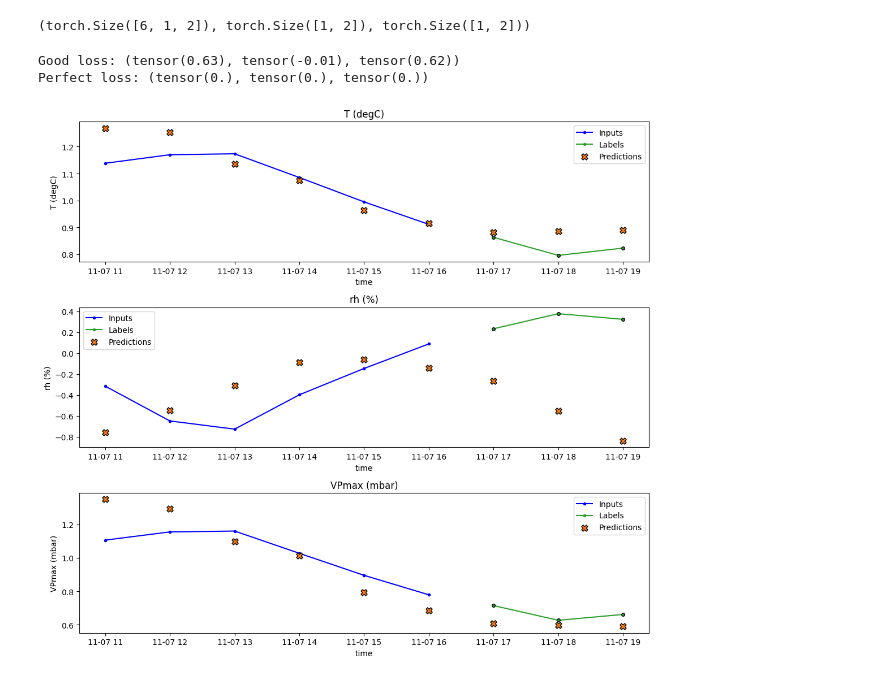
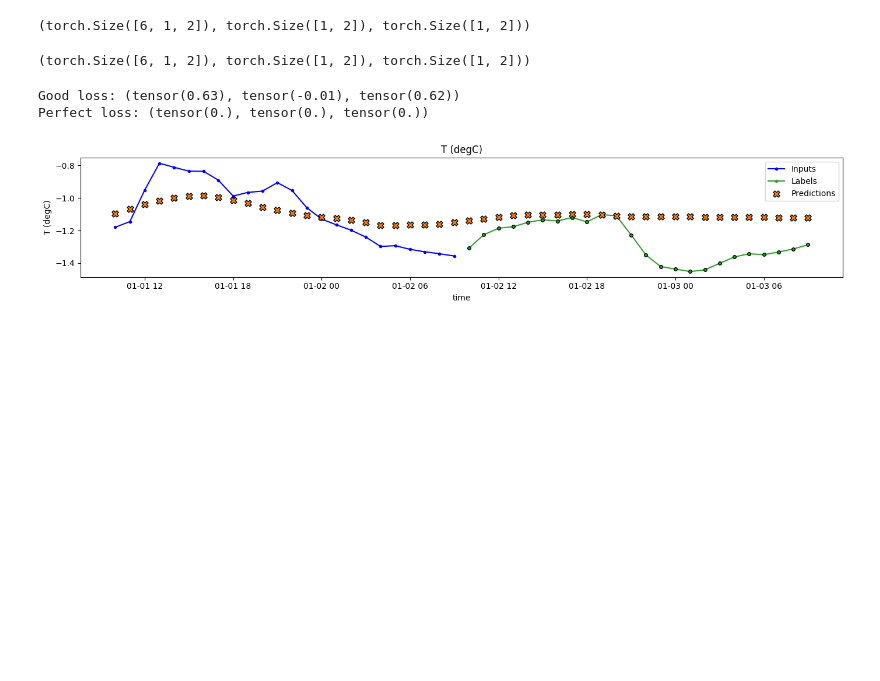
Before and after one commit to Robotmurlock/NeuralODE, a Jupyter notebook: Nodebook.ipynb, the cells around one changed output. Cells and saved outputs as stored; diff of their text form; code cells hidden in the pictures; blank space fills up the shorter version.

```diff
--- a/Nodebook.ipynb
+++ b/Nodebook.ipynb
@@ -1296,11 +1296,14 @@ Train shape: (60000, 14) Val shape: (10129, 14)
 | 2009-01-01 03:00:00 | 0.980148 | -2.164698 | -2.225314 | -2.179505 | 0.991458 | -1.353309 | -1.583481 | -0.780705 | ... |
 | 2009-01-01 04:00:00 | 1.017740 | -2.221158 | -2.283614 | -2.248298 | 0.991458 | -1.368809 | -1.607224 | -0.780705 | ... |
 # %%
+SELECTED_COLUMNS = ['T (degC)']
+N_FEATURES = len(SELECTED_COLUMNS)
+
 class WeatherDataset(Dataset):
     """
     PyTorch dataset wrapper for Weather dataframe
     """
-    def __init__(self, data: pd.DataFrame, history_steps: int, prediction_steps: int):
+    def __init__(self, data: pd.DataFrame, history_steps: int, prediction_steps: int, columns: Optional[List[str]] = None):
         """
         Args:
             data: DataFrame
@@ -1309,8 +1312,10 @@ class WeatherDataset(Dataset):
         """
         super(WeatherDataset, self).__init__()
         assert data.shape[1] == 14
+        if columns is None:
+            columns = list(df.columns)
 
-        self._data = data.values
+        self._data = data[columns].values
         self._t_orig = pd.to_datetime(data.index.values)
         self._t = data.index.values.astype(np.int64) // 10 ** 9 # transforming time points to raw timestamps
         self._t = self._t / 3600 # normalizing timestamps (distance between measurements is now 1.0 instead of 3600.0)
@@ -1377,7 +1382,7 @@ class WeatherDataset(Dataset):
         return t_obs, t_unobs, t_all
 
 
-test_dataset = WeatherDataset(df_train, history_steps=4, prediction_steps=2)
+test_dataset = WeatherDataset(df_train, history_steps=4, prediction_steps=2, columns=SELECTED_COLUMNS)
 x_obs, t_obs, x_all, t_all = test_dataset[0]
 print('GetItem:', x_obs.shape, t_obs.shape, x_all.shape, t_all.shape)
 
@@ -1521,6 +1570,29 @@ x_hat, z0_mean, z0_log_var = vae(x, t_observable, t_all)
 x_hat.shape, z0_mean.shape, z0_log_var.shape
 # %% [output]
 (torch.Size([6, 1, 2]), torch.Size([1, 2]), torch.Size([1, 2]))
+# %%
+class ODEVAE2(nn.Module):
+    def __init__(self, observable_dim: int, hidden_dim: int, latent_dim: int):
+        super(ODEVAE2, self).__init__()
+
+        self._encoder = MLPEncoder(24, observable_dim, hidden_dim, latent_dim)
+        self._decoder = NODEDecoder(latent_dim, hidden_dim, observable_dim)
+
+    def forward(self, x: torch.Tensor, t_obs: torch.Tensor, t_all: Optional[torch.Tensor] = None, generate: bool = False) -> Tuple[torch.Tensor, torch.Tensor, torch.Tensor]:
+        t_all = t_all if t_all is not None else t_obs
+        assert t_all.shape[0] >= t_obs.shape[0], f'All time points must contain at lease observable time points. Shapes (all, obs): {t_all.shape[0]}, {t_observable.shape[0]}'
+
+        z0_mean, z0_log_var = self._encoder(x, t_obs)
+        z0 = z0_mean if not generate else z0_mean + torch.randn_like(z0_mean) * torch.exp(0.5 * z0_log_var)
+        x_hat = self._decoder(z0, t_all)
+        return x_hat, z0_mean, z0_log_var
+
+vae = ODEVAE(2, 3, 2)
+x, t_observable, t_all = torch.randn(4, 1, 2), torch.randn(4, 1, 1), torch.randn(6, 1, 1)
+x_hat, z0_mean, z0_log_var = vae(x, t_observable, t_all)
+x_hat.shape, z0_mean.shape, z0_log_var.shape
+# %% [output]
+(torch.Size([6, 1, 2]), torch.Size([1, 2]), torch.Size([1, 2]))
 # %%
 class ELBO(nn.Module):
     def __init__(self, noise_std: float):
@@ -1592,14 +1664,14 @@ def train_model(
 
             # Train
             model.train()
-            for x_obs, t_obs, _, _ in tqdm(train_loader, desc='training', unit='batch'):
+            for x_obs, t_obs, x_all, t_all in tqdm(train_loader, desc='training', unit='batch'):
                 # x - history, t - time, y - future
-                x_obs, t_obs = x_obs.to(device), t_obs.to(device)
+                x_obs, t_obs, x_all, t_all = x_obs.to(device), t_obs.to(device), x_all.to(device), t_all.to(device)
                 batch_size = x.shape[0]
 
                 optimizer.zero_grad()
-                x_hat, z0_mean, z0_log_var = model(x_obs, t_obs)
-                loss, kl_div_loss, likelihood_loss = loss_func(x_hat, x_obs, z0_mean, z0_log_var)  # TODO, save all losses
+                x_hat, z0_mean, z0_log_var = model(x_obs, t_obs, t_all)
+                loss, kl_div_loss, likelihood_loss = loss_func(x_hat, x_all, z0_mean, z0_log_var)  # TODO, save all losses
                 loss.backward()
                 optimizer.step()
 
@@ -1611,7 +1683,7 @@ def train_model(
             model.eval()
             with torch.no_grad():
                 for x_obs, t_obs, x_all, t_all in tqdm(val_loader, desc='validation', unit='batch'):
-                    x_obs, t_obs, x_all, t_all = x_obs.to(device), t_obs.to(device), x_all.to(device), t_all.to(device),
+                    x_obs, t_obs, x_all, t_all = x_obs.to(device), t_obs.to(device), x_all.to(device), t_all.to(device)
                     batch_size = x.shape[0]
 
                     x_hat, z0_mean, z0_log_var = model(x_obs, t_obs, t_all)
@@ -1633,23 +1705,23 @@ def train_model(
 
 BATCH_SIZE = 32
 NUM_WORKERS = 4
-H_STEP = 6  # hours
-P_STEP = 3  # hours
+H_STEP = 24  # hours
+P_STEP = 24  # hours
 
-train_dataset = WeatherDataset(df_train, history_steps=H_STEP, prediction_steps=P_STEP)
+train_dataset = WeatherDataset(df_train, history_steps=H_STEP, prediction_steps=P_STEP, columns=SELECTED_COLUMNS)
 train_data_loader = DataLoader(train_dataset, batch_size=BATCH_SIZE, num_workers=NUM_WORKERS, shuffle=True, collate_fn=ode_dataloader_collate_func)
-val_dataset = WeatherDataset(df_val, history_steps=H_STEP, prediction_steps=P_STEP)
+val_dataset = WeatherDataset(df_val, history_steps=H_STEP, prediction_steps=P_STEP, columns=SELECTED_COLUMNS)
 val_data_loader = DataLoader(val_dataset, batch_size=BATCH_SIZE, num_workers=NUM_WORKERS, shuffle=True, collate_fn=ode_dataloader_collate_func)
 
-ode_vae = ODEVAE(14, 32, 64).to(DEVICE)
-train_model(ode_vae, train_data_loader, val_data_loader, device=DEVICE, n_epochs=7)
+ode_vae = ODEVAE2(N_FEATURES, 128, 64).to(DEVICE)
+train_model(ode_vae, train_data_loader, val_data_loader, device=DEVICE, n_epochs=20)
 # %%
 def plot_ts_predictions(
     x_obs: np.ndarray,
     t_obs_orig: np.ndarray,
     x_unobs: np.ndarray,
     t_unobs_orig: np.ndarray,
-    cols: List[int],
+    cols: Optional[List[int]] = None,
     x_all_hat: Optional[np.ndarray] = None,
     col_names: Optional[List[str]] = None
 ) -> plt.Figure:
@@ -1668,37 +1740,40 @@ def plot_ts_predictions(
     Returns:
         Plot figure
     """
+    if cols is None:
+        cols = list(range(x_obs.shape[-1]))
+
     n_cols = len(cols)
-    fig = plt.figure(figsize=(2+3*n_cols, 10))
+    fig = plt.figure(figsize=(14, 3*n_cols))
     for plot_index, col_index in enumerate(cols):
         plt.subplot(n_cols, 1, plot_index+1)
         plt.xlabel('time')
         plt.ylabel(str(col_index) if col_names is None else col_names[col_index])
         plt.title(str(col_index) if col_names is None else col_names[col_index])
 
         plt.plot(t_obs_orig, x_obs[:, 0, col_index], label='Inputs', c='blue', marker='.', zorder=0)
         plt.plot(t_unobs_orig, x_unobs[:, 0, col_index], label='Labels', marker='.', c='#2ca02c', zorder=2)
         plt.scatter(t_unobs_orig, x_unobs[:, 0, col_index], marker='.', edgecolors='k', c='#2ca02c', s=64, zorder=2)
         if x_all_hat is not None:
             t_all = np.hstack([t_obs_orig, t_unobs_orig])
             plt.scatter(t_all, x_all_hat[:, 0, col_index], label='Predictions', marker='X', edgecolors='k', c='#ff7f0e', s=64, zorder=3)
         plt.legend()
 
     plt.tight_layout()
     return fig
 
 
 
-sample_index = 35
+sample_index = 1354
 x_obs, t_obs, x_all, t_all = val_dataset[sample_index]
 x_obs, t_obs, x_all, t_all = [val.to(DEVICE).unsqueeze(1) for val in [x_obs, t_obs, x_all, t_all]]
 ode_vae.eval()
 x_hat, _, _ = ode_vae(x_obs, t_obs, t_all)
 x_obs, x_all, x_hat = [val.detach().cpu().numpy() for val in [x_obs, x_all, x_hat]]
 t_obs_orig, t_unobs_orig, t_all_orig = val_dataset.time(sample_index)
 x_unobs, x_hat_obs, x_hat_unobs = x_all[-P_STEP:], x_hat[:H_STEP], x_hat[-P_STEP:]
 
-plot_ts_predictions(x_obs, t_obs_orig, x_unobs, t_unobs_orig, cols=[1, 4, 5], x_all_hat=x_hat, col_names=column_names)
+plot_ts_predictions(x_obs, t_obs_orig, x_unobs, t_unobs_orig, x_all_hat=x_hat, col_names=SELECTED_COLUMNS)
 plt.show()
 # %% [output]
-[figure, old version]
+[figure, new version]
```
Also changed, not shown: parts of 6 cells of this notebook.
